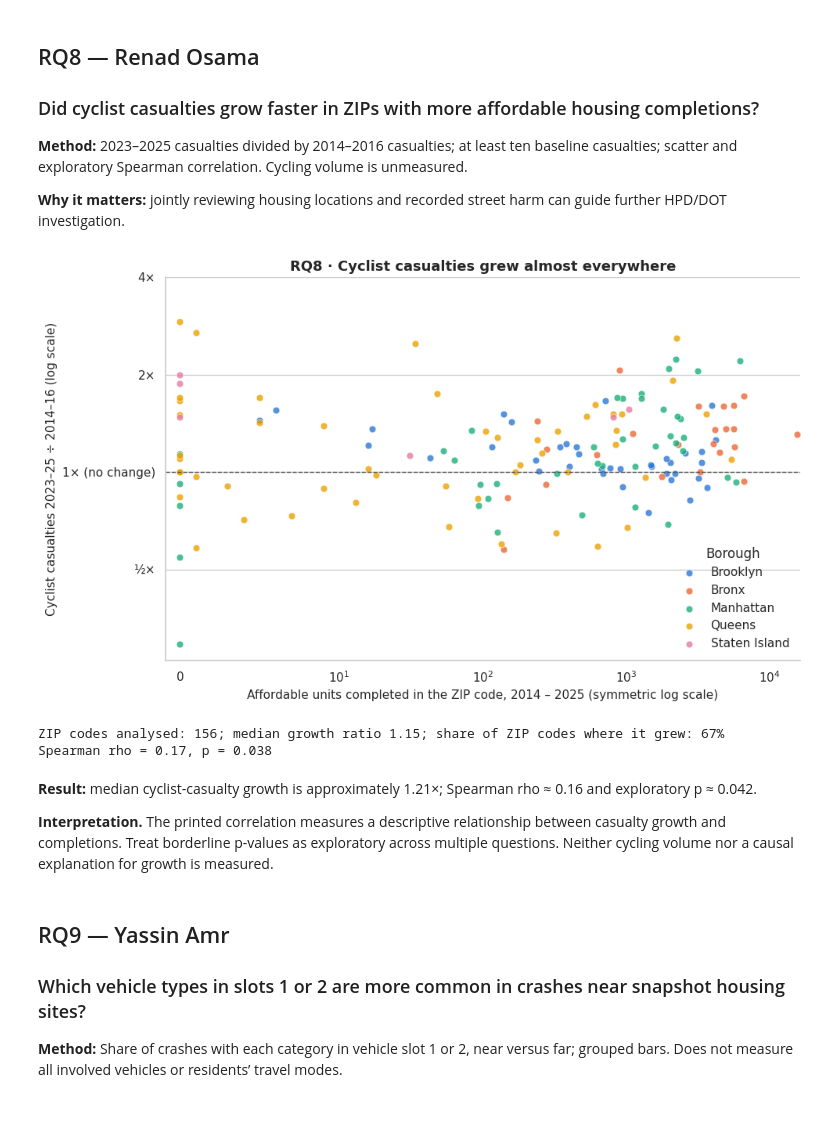
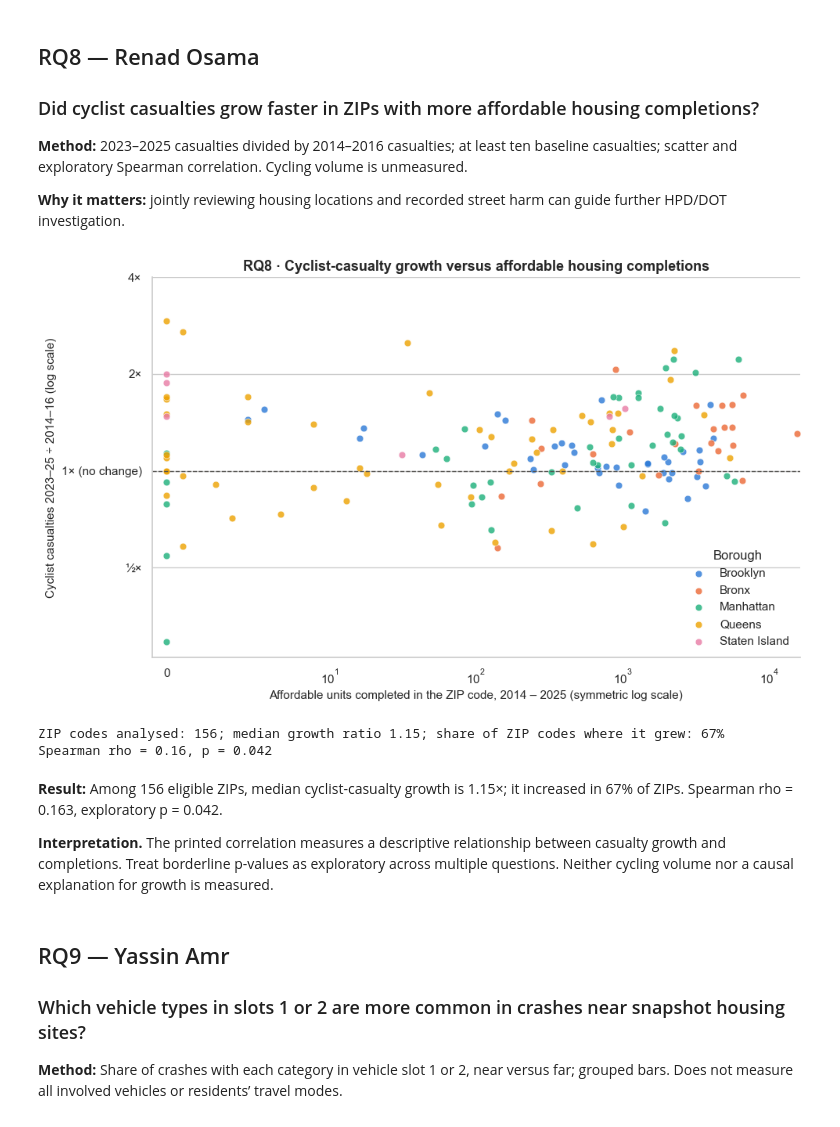
Before and after one commit to Ahmed-Saadallah1/nyc-housing-transport, a Jupyter notebook: notebooks/Milestone1_Housing_Collisions.ipynb, the cells around one changed output. Cells and saved outputs as stored; diff of their text form; code cells hidden in the pictures.

```diff
--- a/notebooks/Milestone1_Housing_Collisions.ipynb
+++ b/notebooks/Milestone1_Housing_Collisions.ipynb
@@ -2594,39 +2584,39 @@ year
 # %%
 early = zip_year[zip_year["year"].between(2014, 2016)].groupby("zip_code")["cyclist_casualties"].sum()
 late = zip_year[zip_year["year"].between(2023, 2025)].groupby("zip_code")["cyclist_casualties"].sum()
 cyclist_growth = zip_totals.set_index("zip_code")[["borough", "affordable_units_completed"]].assign(
     early=early, late=late)
 cyclist_growth = cyclist_growth[cyclist_growth["early"] >= 10]
 cyclist_growth["growth_ratio"] = cyclist_growth["late"] / cyclist_growth["early"]
 
 fig, ax = plt.subplots(figsize=(10, 6))
 for borough in BOROUGH_ORDER:
     part = cyclist_growth[cyclist_growth["borough"] == borough]
     ax.scatter(part["affordable_units_completed"], part["growth_ratio"], s=40, alpha=0.8,
                color=BOROUGH_COLORS[borough], label=borough, edgecolor="white", linewidth=0.5)
 ax.axhline(1, color="#52514e", linestyle="--", linewidth=1)
 ax.set_xscale("symlog", linthresh=10)
 ax.set_yscale("log")
 ax.set_yticks([0.5, 1, 2, 4], ["½×", "1× (no change)", "2×", "4×"])
 ax.yaxis.set_minor_formatter(plt.NullFormatter())
 ax.set_xlim(left=-0.9)  # small margin so points at 0 are fully visible
 ax.set_xlabel("Affordable units completed in the ZIP code, 2014 – 2025 (symmetric log scale)")
 ax.set_ylabel("Cyclist casualties 2023–25 ÷ 2014–16 (log scale)")
-ax.set_title("RQ8 · Cyclist casualties grew almost everywhere")
+ax.set_title("RQ8 · Cyclist-casualty growth versus affordable housing completions")
 ax.legend(title="Borough", frameon=False, loc="lower right")
 plt.tight_layout()
 plt.show()
 
 rho, p_value = stats.spearmanr(cyclist_growth["affordable_units_completed"], cyclist_growth["growth_ratio"])
 print(f"ZIP codes analysed: {len(cyclist_growth)}; median growth ratio {cyclist_growth['growth_ratio'].median():.2f}; "
       f"share of ZIP codes where it grew: {(cyclist_growth['growth_ratio'] > 1).mean():.0%}")
 print(f"Spearman rho = {rho:.2f}, p = {p_value:.3f}")
 # %% [output]
-[figure, old version]
+[figure, new version]
 ZIP codes analysed: 156; median growth ratio 1.15; share of ZIP codes where it grew: 67%
-Spearman rho = 0.17, p = 0.038
+Spearman rho = 0.16, p = 0.042
 # %% [markdown]
-**Result:** median cyclist-casualty growth is approximately 1.21×; Spearman rho ≈ 0.16 and exploratory p ≈ 0.042.
+**Result:** Among 156 eligible ZIPs, median cyclist-casualty growth is 1.15×; it increased in 67% of ZIPs. Spearman rho = 0.163, exploratory p = 0.042.
 
 **Interpretation.** The printed correlation measures a descriptive relationship between casualty growth and completions. Treat borderline p-values as exploratory across multiple questions. Neither cycling volume nor a causal explanation for growth is measured.
 # %% [markdown]
```
Also changed, not shown: parts of 37 cells of this notebook, 5 other files.
